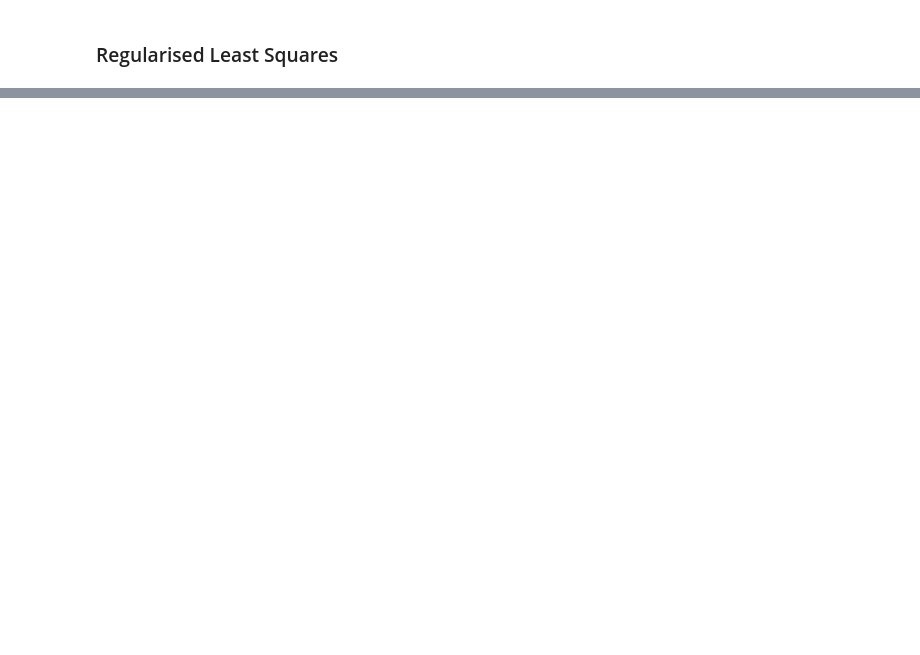
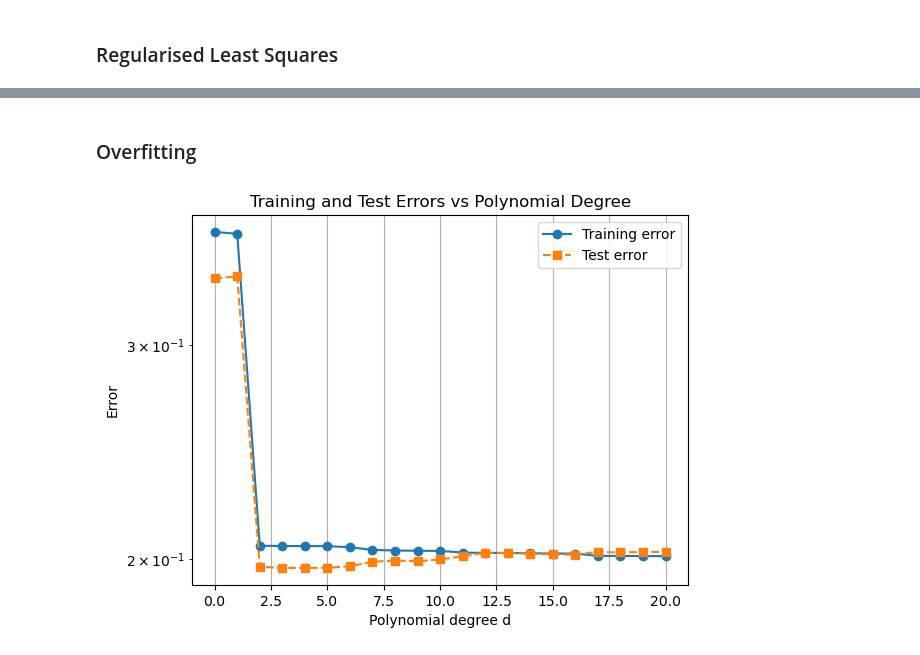
Before and after one commit to db423/Optimisation, a Jupyter notebook: Linear_least_squares.ipynb, the cells around one changed output, grey strips where cells are left out. Saved outputs shown, nothing was run; the diff lists cells and outputs as text; code cells hidden in the pictures; blank space fills up the shorter version.

```diff
--- a/Linear_least_squares.ipynb
+++ b/Linear_least_squares.ipynb
@@ -23,0 +49,41 @@ np.float64(4.7711695220794285e-15)
+# %% [markdown]
+### Overfitting
+# %%
+Ns = 200
+
+u = 2 * np.random.rand(Ns) - 1
+v = u**2 + 0.2 * np.random.normal(0, 1, Ns)
+
+ut = 2 * np.random.rand(Ns) - 1
+vt = ut**2 + 0.2 * np.random.normal(0, 1, Ns)
+
+# Initialise error arrays
+etrain = []
+etest = []
+
+# Fit polynomial models of degree 0 to 20
+for d in range(21):
+
+    # Design matrices: columns are 1, u, u^2, ..., u^d
+    A = np.column_stack([u**k for k in range(d + 1)])
+    At = np.column_stack([ut**k for k in range(d + 1)])
+
+    # Least squares coefficients
+    x = np.linalg.lstsq(A, v, rcond=None)[0]
+
+    # Training and test errors
+    etrain.append(np.linalg.norm(A @ x - v) / np.sqrt(Ns))
+    etest.append(np.linalg.norm(At @ x - vt) / np.sqrt(Ns))
+
+# Plot errors against polynomial degree
+plt.semilogy(range(21), etrain, 'o-', label='Training error')
+plt.semilogy(range(21), etest, 's--', label='Test error')
+
+plt.xlabel('Polynomial degree d')
+plt.ylabel('Error')
+plt.title('Training and Test Errors vs Polynomial Degree')
+plt.legend()
+plt.grid(True)
+plt.show()
+# %% [output]
+[figure, added]
```
Also changed, not shown: parts of 10 cells of this notebook.
